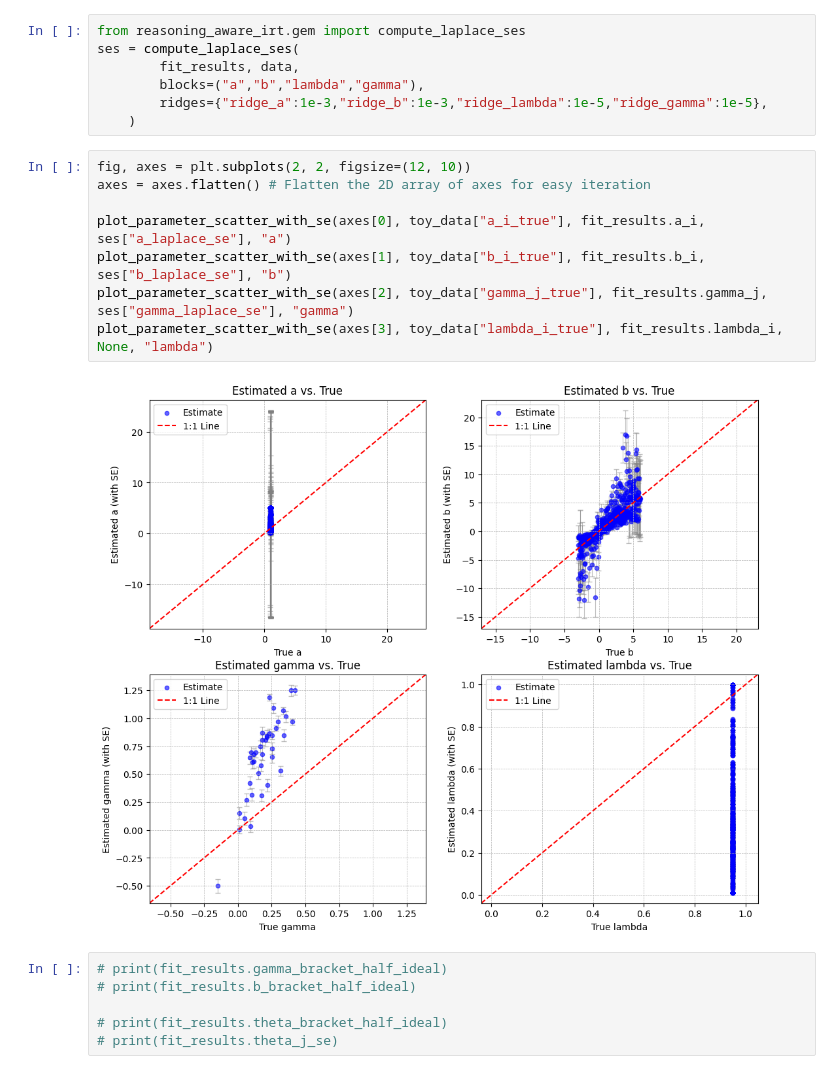
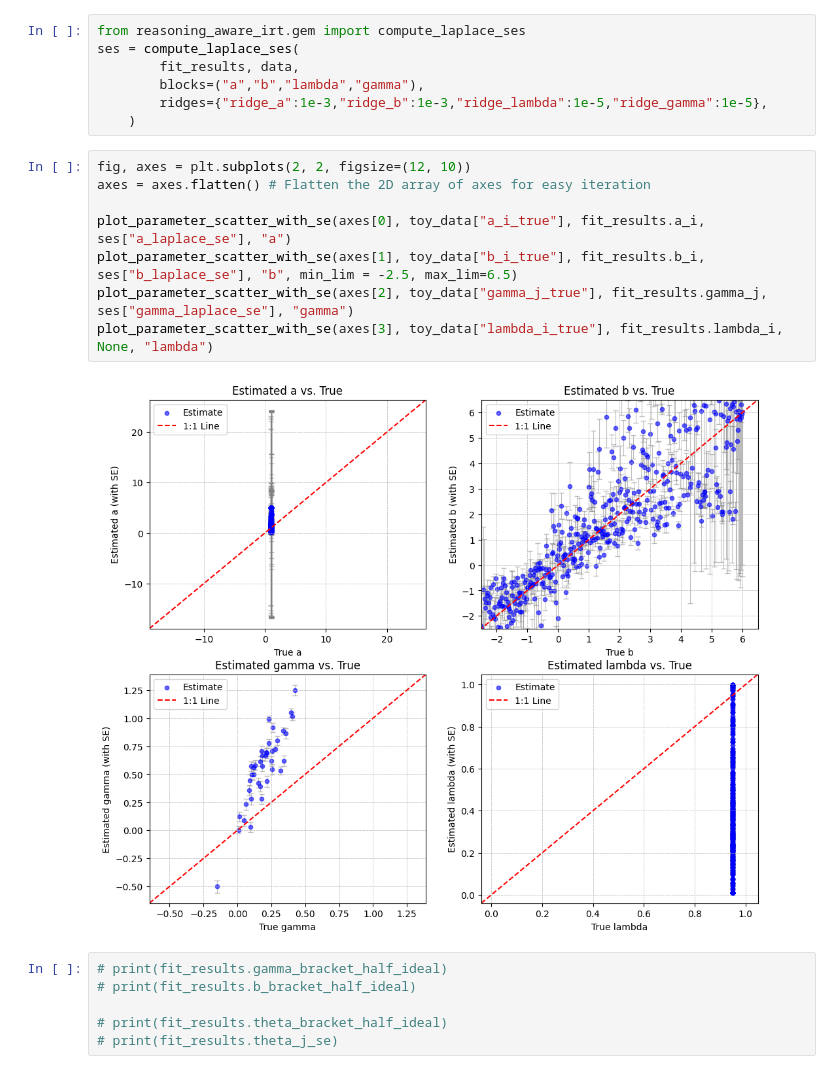
Before and after one commit to ratthachat/reasoning-aware-irt, a Jupyter notebook: notebooks/toy.ipynb, the cells around one changed output. Cells and saved outputs as stored; diff of their text form.

```diff
--- a/notebooks/toy.ipynb
+++ b/notebooks/toy.ipynb
@@ -235,13 +176,13 @@ ses = compute_laplace_ses(
 # %%
 fig, axes = plt.subplots(2, 2, figsize=(12, 10))
 axes = axes.flatten() # Flatten the 2D array of axes for easy iteration
 
 plot_parameter_scatter_with_se(axes[0], toy_data["a_i_true"], fit_results.a_i, ses["a_laplace_se"], "a")
-plot_parameter_scatter_with_se(axes[1], toy_data["b_i_true"], fit_results.b_i, ses["b_laplace_se"], "b")
+plot_parameter_scatter_with_se(axes[1], toy_data["b_i_true"], fit_results.b_i, ses["b_laplace_se"], "b", min_lim = -2.5, max_lim=6.5)
 plot_parameter_scatter_with_se(axes[2], toy_data["gamma_j_true"], fit_results.gamma_j, ses["gamma_laplace_se"], "gamma")
 plot_parameter_scatter_with_se(axes[3], toy_data["lambda_i_true"], fit_results.lambda_i, None, "lambda")
 # %% [output]
-[figure, old version]
+[figure, new version]
 # %%
 # print(fit_results.gamma_bracket_half_ideal)
 # print(fit_results.b_bracket_half_ideal)
```
Also changed, not shown: parts of 4 cells of this notebook, 2 other files.
